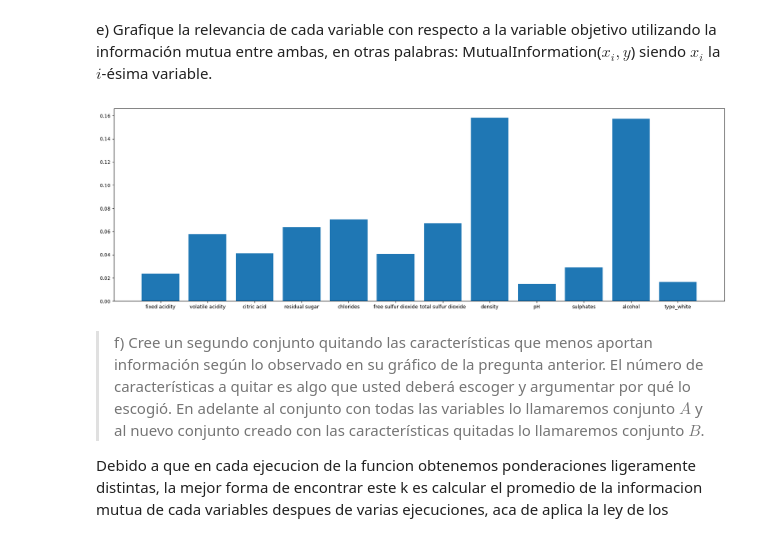
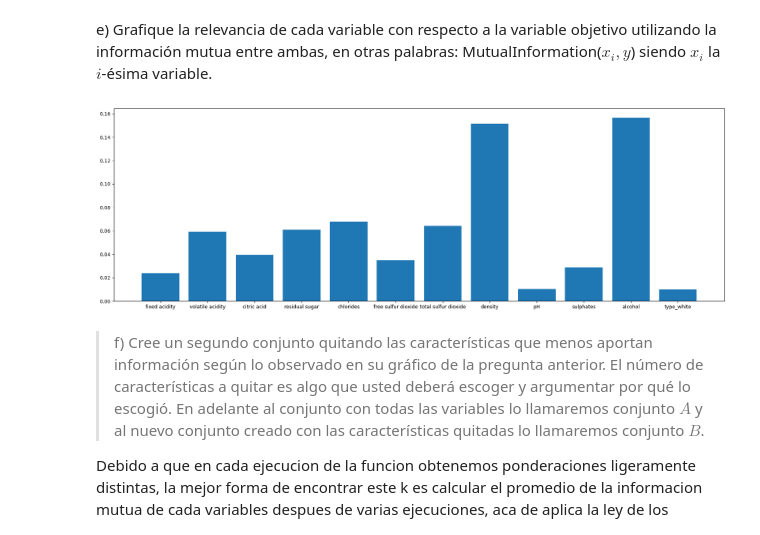
Before and after one commit to javinoram/tareas_aprendizaje_maquina, a Jupyter notebook: tarea-2/Enunciado_Tarea_2.ipynb, the cells around one changed output. Cells and saved outputs as stored; diff of their text form; code cells hidden in the pictures.

```diff
--- a/tarea-2/Enunciado_Tarea_2.ipynb
+++ b/tarea-2/Enunciado_Tarea_2.ipynb
@@ -261,27 +236,9 @@ X = df.drop(['quality'], axis =1)
 y = df['quality']
 # %%
 X_train, X_test, y_train, y_test = train_test_split(X, y, test_size=0.2, shuffle=True)
-# %%
-X_train['fixed acidity'] = X_train['fixed acidity'].replace(np.nan, X_test['fixed acidity'].median())
-X_test['fixed acidity'] = X_test['fixed acidity'].replace(np.nan, X_test['fixed acidity'].median())
-
-X_train['citric acid'] = X_train['citric acid'].replace(np.nan, X_test['citric acid'].median())
-X_test['citric acid'] = X_test['citric acid'].replace(np.nan, X_test['citric acid'].median())
-
-X_train['volatile acidity'] = X_train['volatile acidity'].replace(np.nan, X_test['volatile acidity'].median())
-X_test['volatile acidity'] = X_test['volatile acidity'].replace(np.nan, X_test['volatile acidity'].median())
-
-X_train['residual sugar'] = X_train['residual sugar'].replace(np.nan, X_test['residual sugar'].median())
-X_test['residual sugar'] = X_test['residual sugar'].replace(np.nan, X_test['residual sugar'].median())
-
-X_train['chlorides'] = X_train['chlorides'].replace(np.nan, X_test['chlorides'].median())
-X_test['chlorides'] = X_test['chlorides'].replace(np.nan, X_test['chlorides'].median())
-
-X_train['pH'] = X_train['pH'].replace(np.nan, X_test['pH'].median())
-X_test['pH'] = X_test['pH'].replace(np.nan, X_test['pH'].median())
-
-X_train['sulphates'] = X_train['sulphates'].replace(np.nan, X_test['sulphates'].median())
-X_test['sulphates'] = X_test['sulphates'].replace(np.nan, X_test['sulphates'].median())
+# %%
+X_train = X_train.fillna(X.median())
+X_test = X_test.fillna(X.median())
 # %%
 datainfo(X_train)
 # %% [output]
@@ -341,20 +296,19 @@ y_test = y_scaler.fit_transform(np.array(y_test).reshape(-1, 1))
 # %% [markdown]
 e) Grafique la relevancia de cada variable con respecto a la variable objetivo utilizando la información mutua entre ambas, en otras palabras: MutualInformation($x_i,y$) siendo $x_i$ la $i$-ésima variable.
 # %%
-"""
-Su código aquí
-"""
-mi = mutual_info_classif(X_train, y_train)
-for i in range(250):
-    mi += mutual_info_classif(X_train, y_train)
+from sklearn.feature_selection import mutual_info_regression
+
+mi =mutual_info_regression(X_train, y_train.ravel())
+for i in range(100):
+    mi +=mutual_info_regression(X_train, y_train.ravel())
 labels = X_train.columns
 
 fig, ax = plt.subplots(1, 1, figsize=(18,6),)
-ax.bar(labels, mi/250.0)
+ax.bar(labels, mi/101.0)
 fig.tight_layout()
 plt.show()
 # %% [output]
-[figure, old version]
+[figure, new version]
 # %% [markdown]
 > f) Cree un segundo conjunto quitando las características que menos aportan información según lo observado en su gráfico de la pregunta anterior. El número de características a quitar es algo que usted deberá escoger y argumentar por qué lo escogió. En adelante al conjunto con todas las variables lo llamaremos conjunto $\textit{A}$ y al nuevo conjunto creado con las características quitadas lo llamaremos conjunto $\textit{B}$.
 
```
Also changed, not shown: parts of 106 cells of this notebook, 2 other files.
